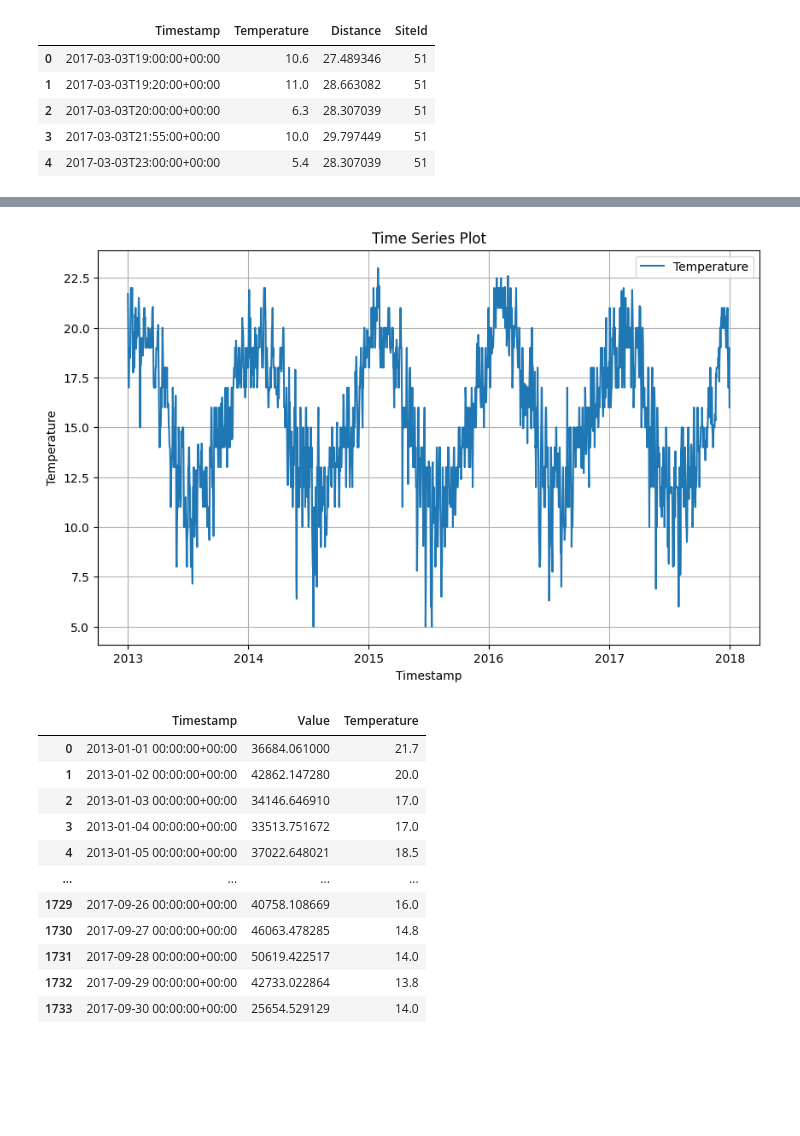
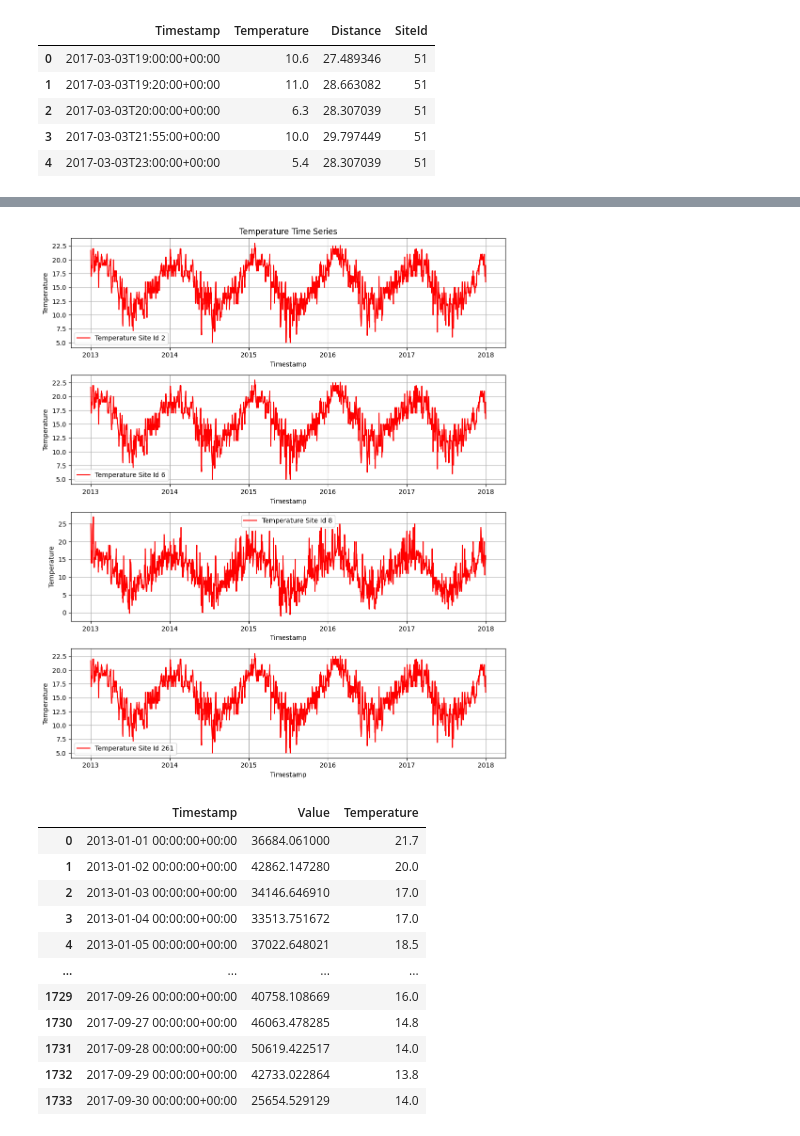
Before and after one commit to Melbinmatheew/Energy-Consumption-Forcasting, a Jupyter notebook: Notebooks/Data Preprocessing.ipynb, the cells around one changed output, grey strips where cells are left out. Saved outputs shown, nothing was run; the diff lists cells and outputs as text; code cells hidden in the pictures; blank space fills up the shorter version.

```diff
--- a/Notebooks/Data Preprocessing.ipynb
+++ b/Notebooks/Data Preprocessing.ipynb
@@ -231 +271,6 @@ weather_data_s2=weather_data.loc[weather_data['SiteId']==2,['Timestamp','Tempera
+# %%
+# Filter the weather data for each specific SiteId
+weather_data_s2 = weather_data.loc[weather_data['SiteId'] == 2, ['Timestamp', 'Temperature']]
+weather_data_s6 = weather_data.loc[weather_data['SiteId'] == 6, ['Timestamp', 'Temperature']]
+weather_data_s8 = weather_data.loc[weather_data['SiteId'] == 8, ['Timestamp', 'Temperature']]
 # %%
@@ -260,19 +329,56 @@ daily_weather_df
-# %%
-# Plot the time series
-plt.figure(figsize=(10, 6))  # Adjust the figure size as needed
-plt.plot(daily_weather_df['Timestamp'], daily_weather_df['Temperature'], label='Temperature')
-
-# Formatting the plot
-plt.title('Time Series Plot')
-plt.xlabel('Timestamp')
-plt.ylabel('Temperature')
-plt.grid(True)
-plt.legend()
-
-# Display the plot
-plt.show()
-# %% [output]
-[figure, removed]
+# %%
+# # Plot the time series
+# plt.figure(figsize=(10, 6))  # Adjust the figure size as needed
+# plt.plot(daily_weather_df_6['Timestamp'], daily_weather_df_6['Temperature'], label='Temperature')
+
+# # Formatting the plot
+# plt.title('Time Series Plot')
+# plt.xlabel('Timestamp')
+# plt.ylabel('Temperature')
+# plt.grid(True)
+# plt.legend()
+
+# # Display the plot
+# plt.show()
+
+
+fig, ax1 = plt.subplots(4, 1, figsize=(10, 12))
+# First subplot: : Energy Consumption (using SiteId 2)
+ax1[0].plot(daily_weather_df_2['Timestamp'], daily_weather_df_2['Temperature'], label='Temperature Site Id 2', color='red')
+ax1[0].set_title('Temperature Time Series')
+ax1[0].set_xlabel('Timestamp')
+ax1[0].set_ylabel('Temperature')
+ax1[0].grid(True)
+ax1[0].legend()
+
+# Second subplot: Energy Consumption (using SiteId 6)
+ax1[1].plot(daily_weather_df_6['Timestamp'], daily_weather_df_6['Temperature'], label='Temperature Site Id 6', color='red')
+ax1[1].set_xlabel('Timestamp')
+ax1[1].set_ylabel('Temperature')
+ax1[1].grid(True)
+ax1[1].legend()
+
+# Third subplot: Energy Consumption (using SiteId 8)
+ax1[2].plot(daily_weather_df_8['Timestamp'], daily_weather_df_8['Temperature'], label='Temperature Site Id 8', color='red')
+ax1[2].set_xlabel('Timestamp')
+ax1[2].set_ylabel('Temperature')
+ax1[2].grid(True)
+ax1[2].legend()
+
+# Forth subplot: Energy Consumption (using SiteId 261)
+ax1[3].plot(daily_weather_df_261['Timestamp'], daily_weather_df_261['Temperature'], label='Temperature Site Id 261', color='red')
+ax1[3].set_xlabel('Timestamp')
+ax1[3].set_ylabel('Temperature')
+ax1[3].grid(True)
+ax1[3].legend()
+
+# Adjust layout to prevent overlap
+plt.tight_layout()
+
+# Display the plot
+plt.show()
+# %% [output]
+[figure, added]
 # %%
 # Joining Energy consumption and Weather data
 
```
Also changed, not shown: parts of 13 cells of this notebook.
